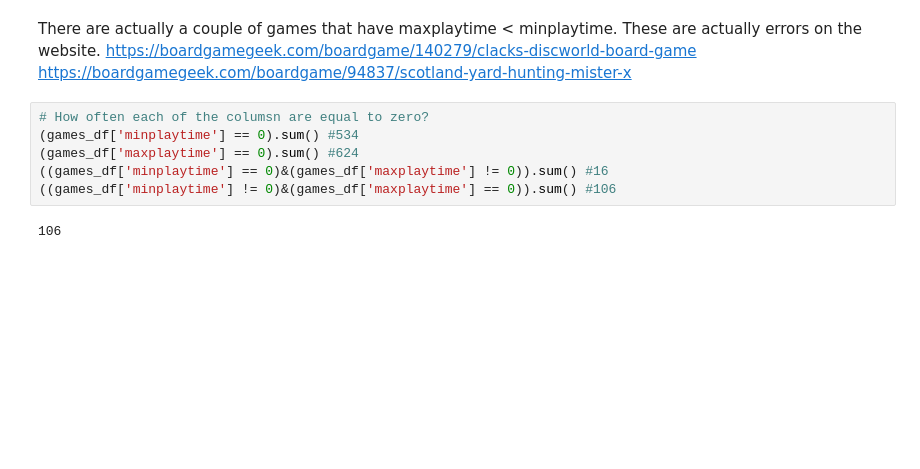
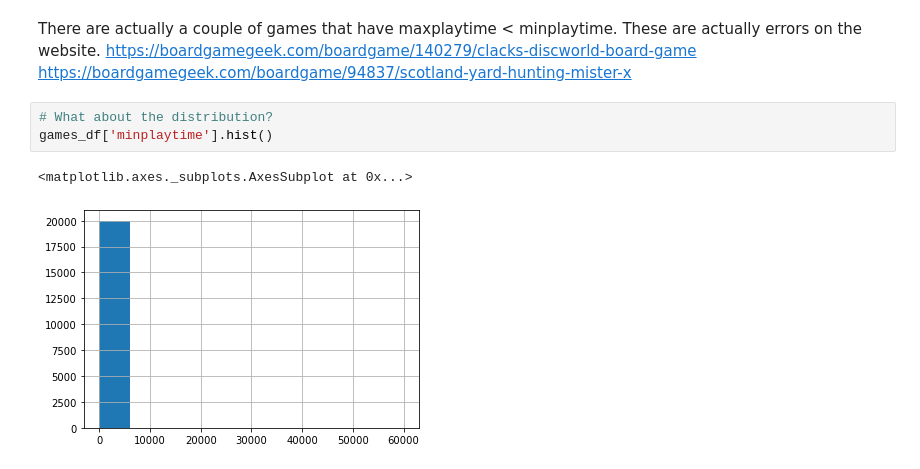
Before and after one commit to atiagosoares/board_games_analisys, a Jupyter notebook: eda.ipynb, the cells around one changed output. Saved outputs shown, nothing was run; the diff lists cells and outputs as text; blank space fills up the shorter version.

```diff
--- a/eda.ipynb
+++ b/eda.ipynb
@@ -341,11 +330,9 @@ games_df.loc[(games_df['maxplaytime'] < games_df['minplaytime'])&(games_df['maxp
 There are actually a couple of games that have maxplaytime < minplaytime. These are actually errors on the website.
 https://boardgamegeek.com/boardgame/140279/clacks-discworld-board-game <br>
 https://boardgamegeek.com/boardgame/94837/scotland-yard-hunting-mister-x
-# %%
-# How often each of the columsn are equal to zero?
-(games_df['minplaytime'] == 0).sum() #534
-(games_df['maxplaytime'] == 0).sum() #624
-((games_df['minplaytime'] == 0)&(games_df['maxplaytime'] != 0)).sum() #16
-((games_df['minplaytime'] != 0)&(games_df['maxplaytime'] == 0)).sum() #106
-# %% [output]
-106
+# %%
+# What about the distribution?
+games_df['minplaytime'].hist()
+# %% [output]
+<matplotlib.axes._subplots.AxesSubplot at 0x...>
+[figure, added]
```
Also changed, not shown: parts of 60 cells of this notebook.
